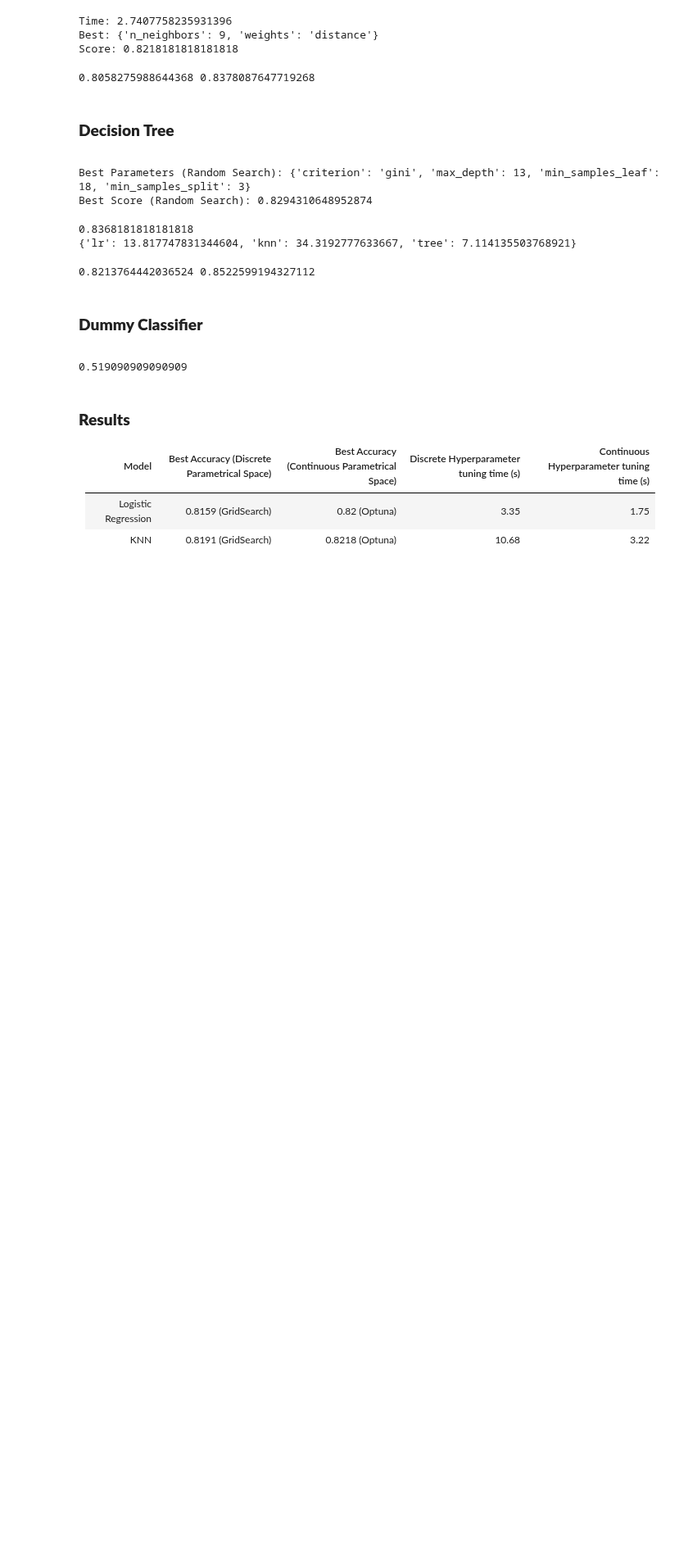
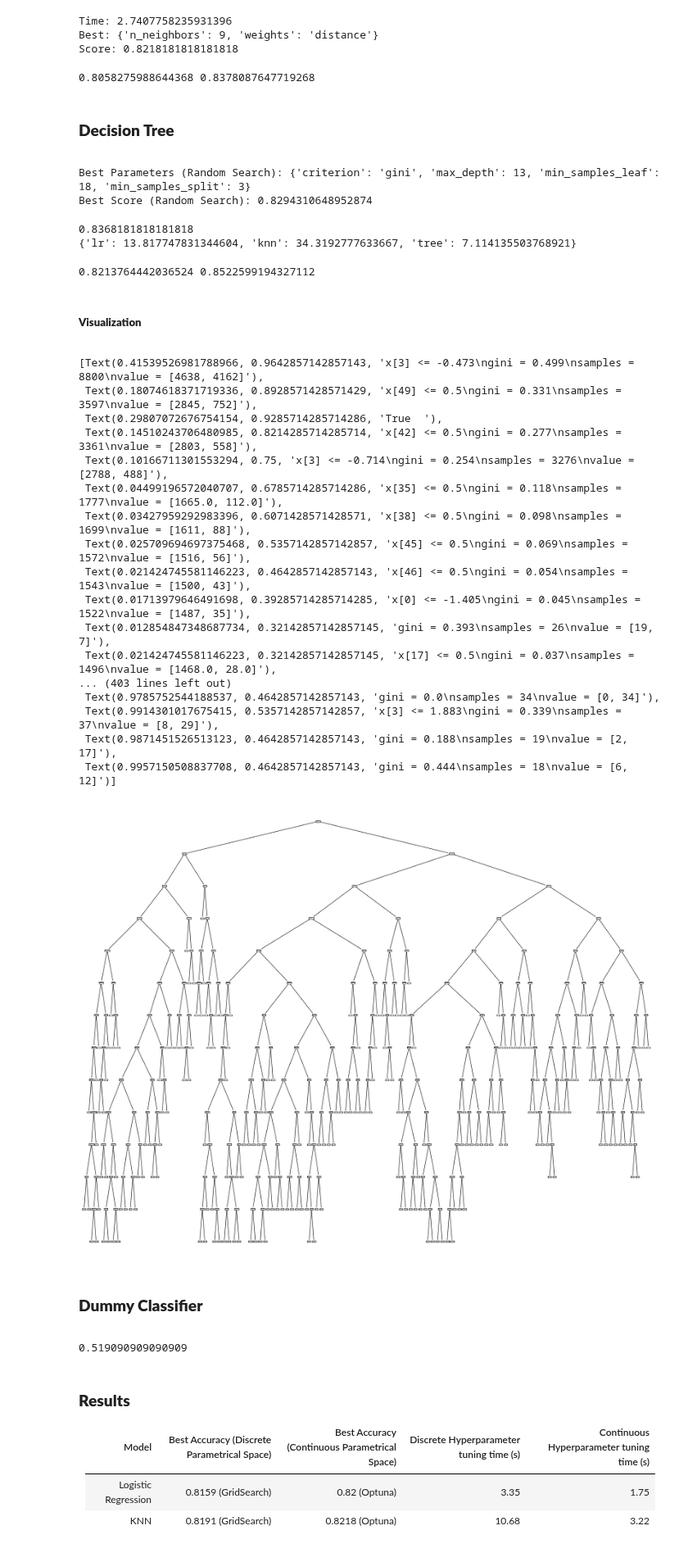
Before and after one commit to BakingPancakes/ML-for-Business-Decision-Making-Project, a Jupyter notebook: main.ipynb, the cells around one changed output. Shown at 82% size. Saved outputs shown, nothing was run; the diff lists cells and outputs as text; code cells hidden in the pictures; blank space fills up the shorter version.

```diff
--- a/main.ipynb
+++ b/main.ipynb
@@ -780,6 +801,36 @@ ci_lower = accuracy_tree_tuned - se_tree_tuned*z
 print(ci_lower, ci_upper)
 # %% [output]
 0.8213764442036524 0.8522599194327112
+# %% [markdown]
+<div style= "font-family: 'Georgia', serif;" >
+
+
+
+##### **Visualization**
+# %%
+from sklearn import tree
+fig = plt.figure(figsize=(25,20))
+feature_names = [e for e in raw_data.columns if e != 'deposit']
+tree.plot_tree(tuned_tree)
+# %% [output]
+[Text(0.41539526981788966, 0.9642857142857143, 'x[3] <= -0.473\ngini = 0.499\nsamples = 8800\nvalue = [4638, 4162]'),
+ Text(0.18074618371719336, 0.8928571428571429, 'x[49] <= 0.5\ngini = 0.331\nsamples = 3597\nvalue = [2845, 752]'),
+ Text(0.29807072676754154, 0.9285714285714286, 'True  '),
+ Text(0.14510243706480985, 0.8214285714285714, 'x[42] <= 0.5\ngini = 0.277\nsamples = 3361\nvalue = [2803, 558]'),
+ Text(0.10166711301553294, 0.75, 'x[3] <= -0.714\ngini = 0.254\nsamples = 3276\nvalue = [2788, 488]'),
+ Text(0.04499196572040707, 0.6785714285714286, 'x[35] <= 0.5\ngini = 0.118\nsamples = 1777\nvalue = [1665.0, 112.0]'),
+ Text(0.03427959292983396, 0.6071428571428571, 'x[38] <= 0.5\ngini = 0.098\nsamples = 1699\nvalue = [1611, 88]'),
+ Text(0.025709694697375468, 0.5357142857142857, 'x[45] <= 0.5\ngini = 0.069\nsamples = 1572\nvalue = [1516, 56]'),
+ Text(0.021424745581146223, 0.4642857142857143, 'x[46] <= 0.5\ngini = 0.054\nsamples = 1543\nvalue = [1500, 43]'),
+ Text(0.01713979646491698, 0.39285714285714285, 'x[0] <= -1.405\ngini = 0.045\nsamples = 1522\nvalue = [1487, 35]'),
+ Text(0.012854847348687734, 0.32142857142857145, 'gini = 0.393\nsamples = 26\nvalue = [19, 7]'),
+ Text(0.021424745581146223, 0.32142857142857145, 'x[17] <= 0.5\ngini = 0.037\nsamples = 1496\nvalue = [1468.0, 28.0]'),
+... (403 lines left out)
+ Text(0.9785752544188537, 0.4642857142857143, 'gini = 0.0\nsamples = 34\nvalue = [0, 34]'),
+ Text(0.9914301017675415, 0.5357142857142857, 'x[3] <= 1.883\ngini = 0.339\nsamples = 37\nvalue = [8, 29]'),
+ Text(0.9871451526513123, 0.4642857142857143, 'gini = 0.188\nsamples = 19\nvalue = [2, 17]'),
+ Text(0.9957150508837708, 0.4642857142857143, 'gini = 0.444\nsamples = 18\nvalue = [6, 12]')]
+[figure, added]
 # %% [markdown]
 
 
```
Also changed, not shown: parts of 2 cells of this notebook.
